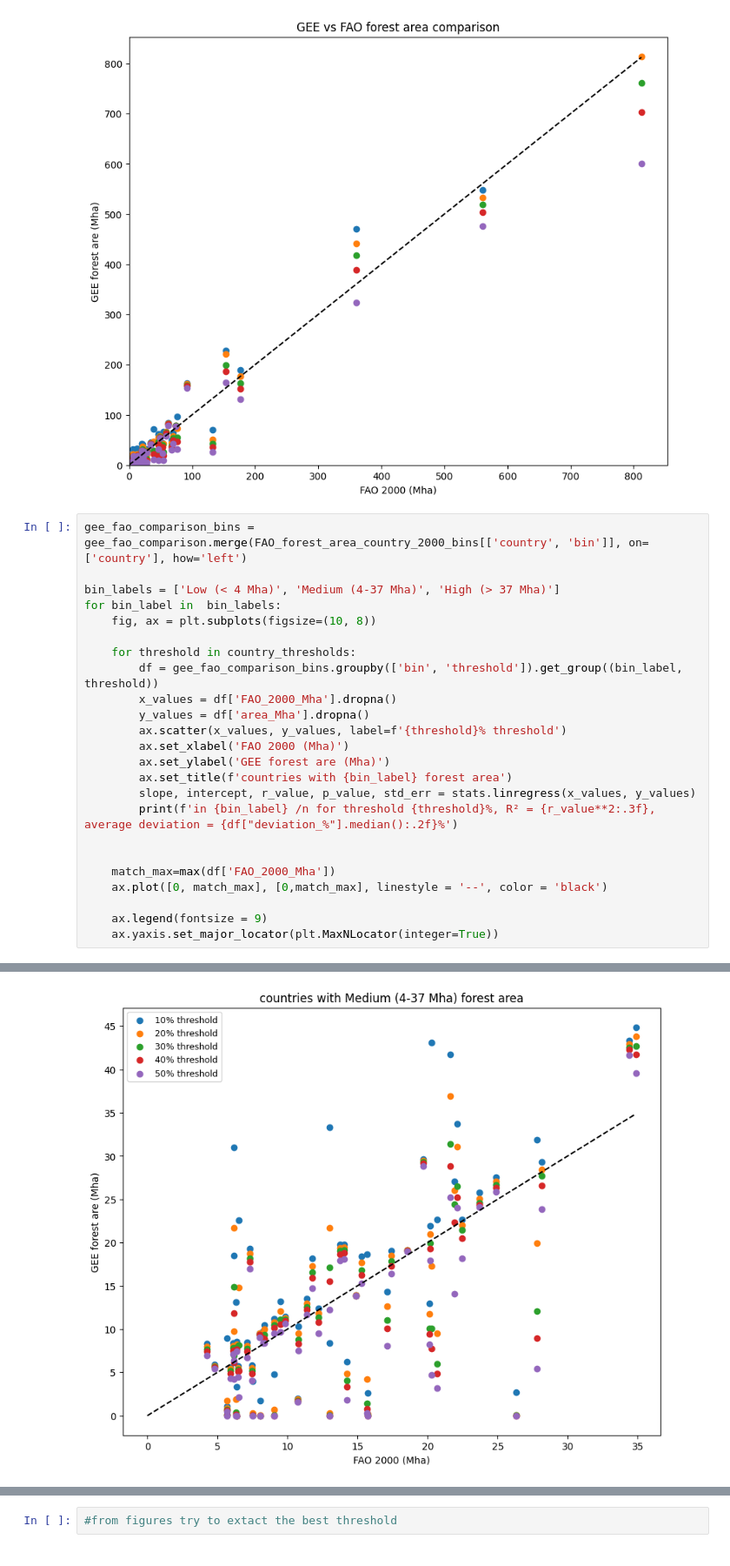
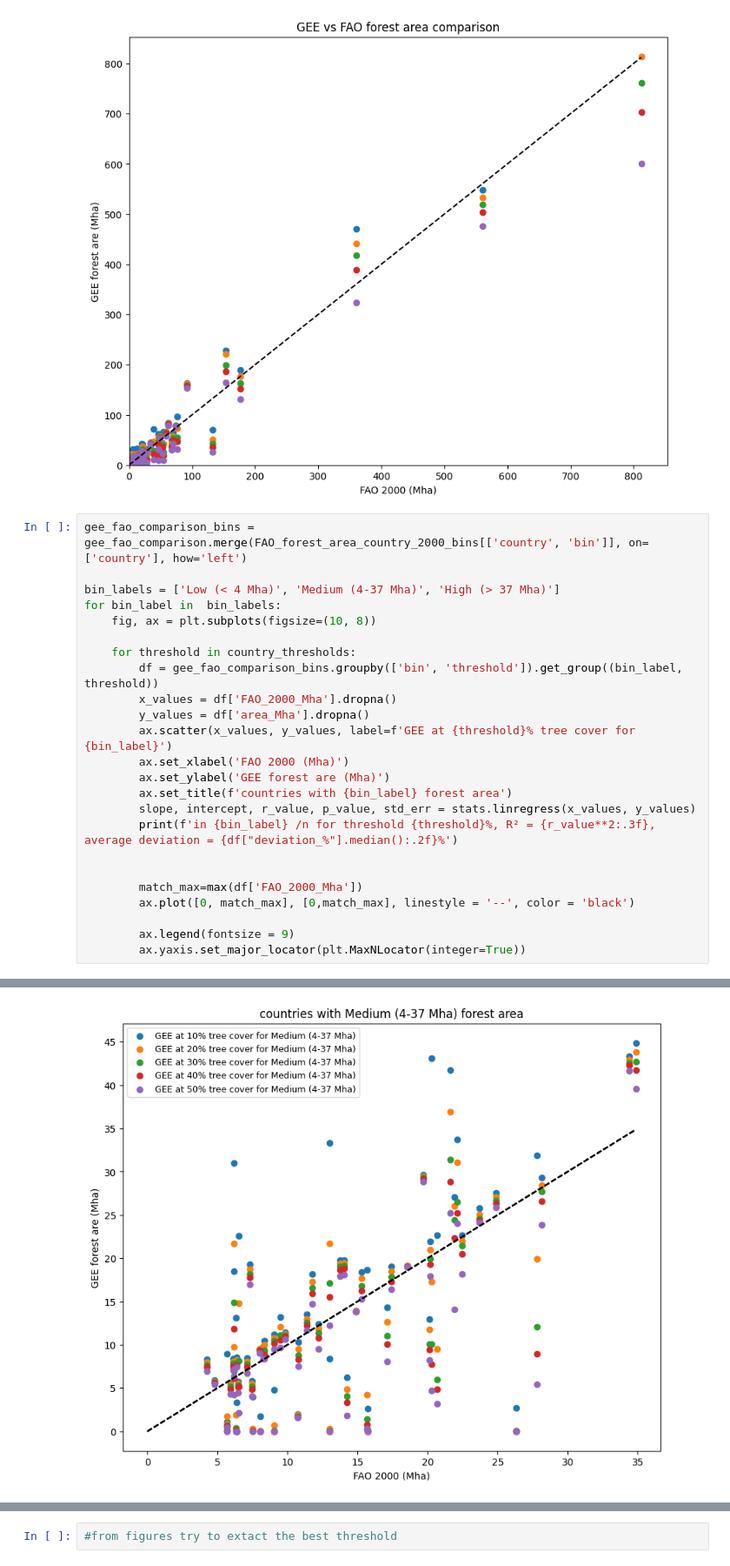
Before and after one commit to MElsdk-lab/Biochar_forest_estimation, a Jupyter notebook: Notebook_2_Forest_Area_Analysis.ipynb, the cells around one changed output, grey strips where cells are left out. Shown at 87% size. Saved outputs shown, nothing was run; the diff lists cells and outputs as text.

```diff
--- a/Notebook_2_Forest_Area_Analysis.ipynb
+++ b/Notebook_2_Forest_Area_Analysis.ipynb
@@ -375,7 +375,7 @@ for bin_label in  bin_labels:
         df = gee_fao_comparison_bins.groupby(['bin', 'threshold']).get_group((bin_label, threshold))
         x_values = df['FAO_2000_Mha'].dropna()
         y_values = df['area_Mha'].dropna()
-        ax.scatter(x_values, y_values, label=f'{threshold}% threshold')
+        ax.scatter(x_values, y_values, label=f'GEE at {threshold}% tree cover for {bin_label}')
         ax.set_xlabel('FAO 2000 (Mha)')
         ax.set_ylabel('GEE forest are (Mha)')
         ax.set_title(f'countries with {bin_label} forest area')
@@ -383,11 +383,11 @@ for bin_label in  bin_labels:
         print(f'in {bin_label} /n for threshold {threshold}%, R² = {r_value**2:.3f}, average deviation = {df["deviation_%"].median():.2f}%')
 
 
-    match_max=max(df['FAO_2000_Mha'])
-    ax.plot([0, match_max], [0,match_max], linestyle = '--', color = 'black')
+        match_max=max(df['FAO_2000_Mha'])
+        ax.plot([0, match_max], [0,match_max], linestyle = '--', color = 'black')
 
-    ax.legend(fontsize = 9)
-    ax.yaxis.set_major_locator(plt.MaxNLocator(integer=True))
+        ax.legend(fontsize = 9)
+        ax.yaxis.set_major_locator(plt.MaxNLocator(integer=True))
 # %% [output]
 in Low (< 4 Mha) /n for threshold 10%, R² = 0.521, average deviation = 57.76%
 in Low (< 4 Mha) /n for threshold 20%, R² = 0.614, average deviation = 51.01%
@@ -408 +408 @@ in High (> 37 Mha) /n for threshold 50%, R² = 0.951, average deviation = 33.20%
-[figure, old version]
+[figure, new version]
```
Also changed, not shown: parts of 1 cell of this notebook.
